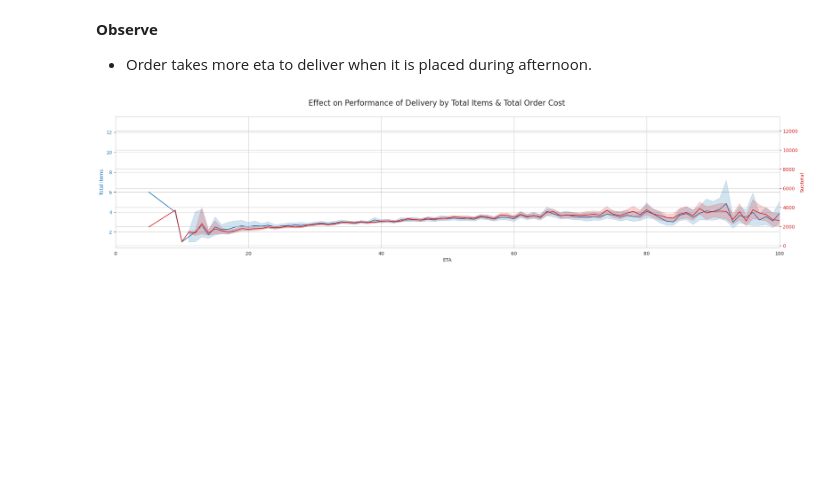
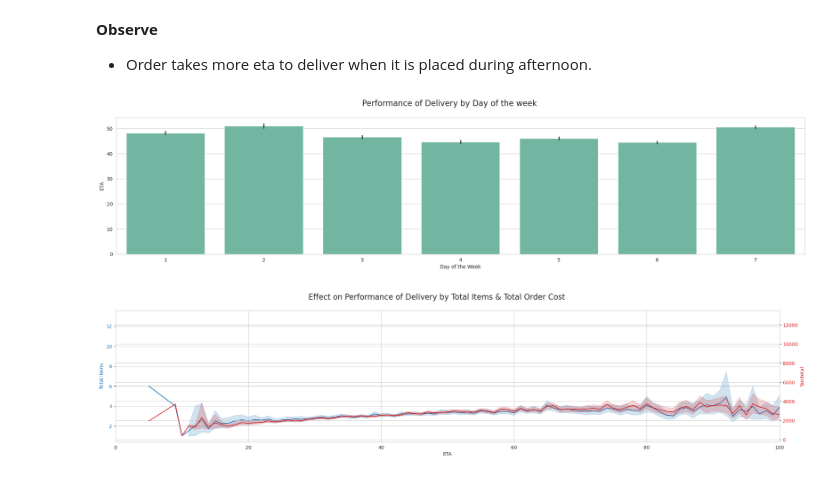
Before and after one commit to gitbharrat/delivery_time_nn, a Jupyter notebook: notebook/delivery_time_estimation.ipynb, the cells around one changed output. Drawn from its saved outputs; the diff is of its cells as text; code cells hidden in the pictures; blank space fills up the shorter version.

```diff
--- a/notebook/delivery_time_estimation.ipynb
+++ b/notebook/delivery_time_estimation.ipynb
@@ -314,3 +315,21 @@ plt.show()
 # %% [markdown]
 **Observe**
 - Order takes more eta to deliver when it is placed during afternoon.
+# %%
+#----Effect of weekday on ETA----
+
+from pyspark.sql.functions import dayofweek
+
+# Extract hour column from created at
+df = df.withColumn("day_of_week", dayofweek(col('created_at')))
+
+pandas_df = df.dropna().sample(False,0.15,seed=42).toPandas()
+
+plt.figure(figsize=(25,5))
+sns.barplot(x=pandas_df["day_of_week"],y=pandas_df["eta"])
+plt.suptitle("Performance of Delivery by Day of the week", fontsize=16)
+plt.xlabel('Day of the Week')
+plt.ylabel('ETA')
+plt.show()
+# %% [output]
+[figure, added]
```
Also changed, not shown: parts of 10 cells of this notebook.
